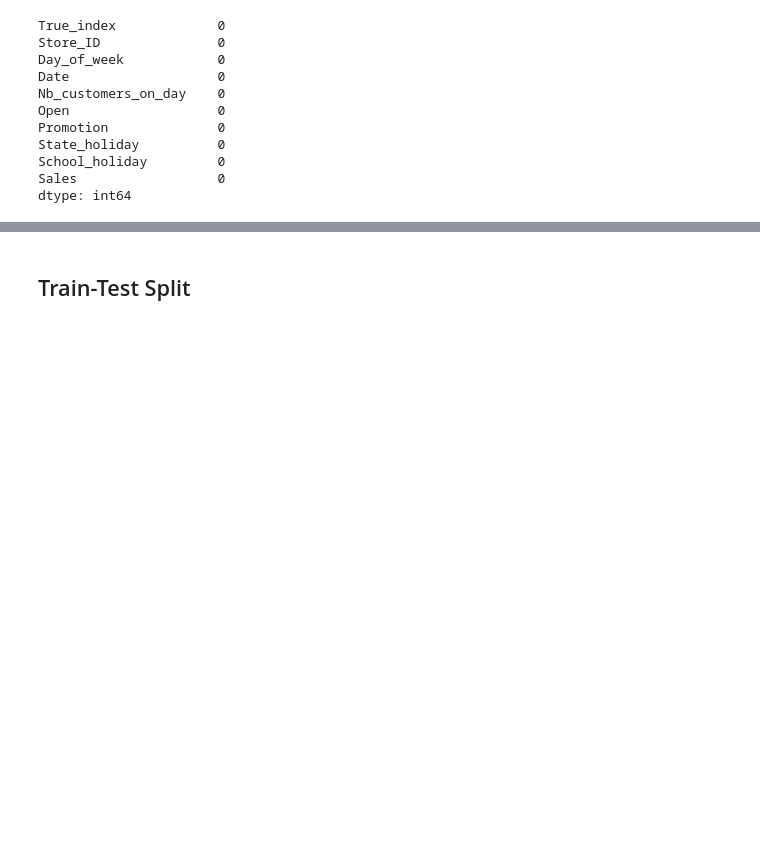
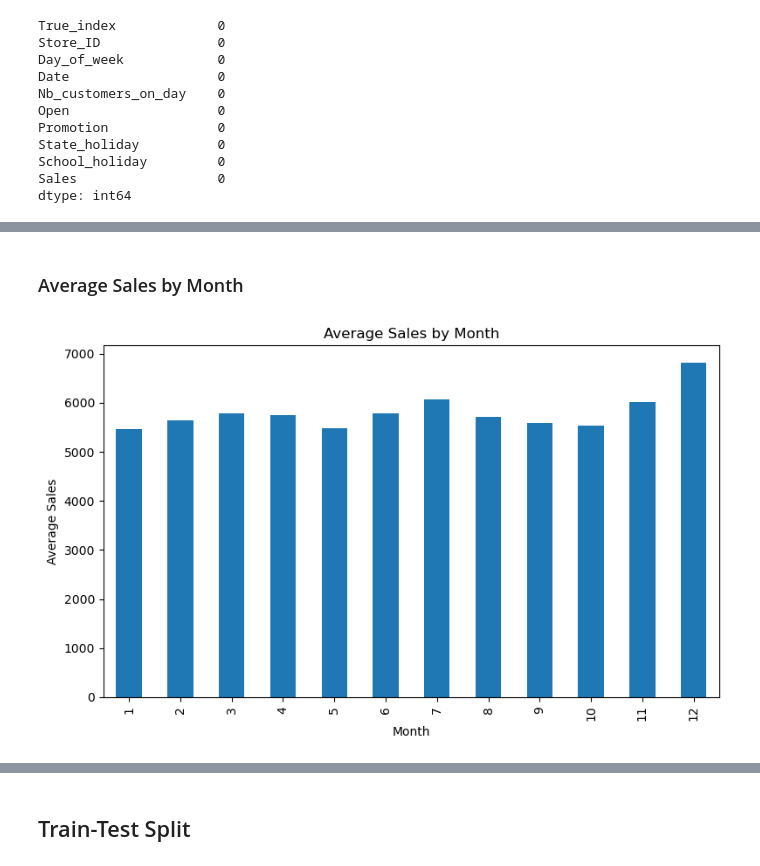
Before and after one commit to SheryllD/ironhack_kaggle, a Jupyter notebook: main.ipynb, the cells around one changed output, grey strips where cells are left out. Cells and saved outputs as stored; diff of their text form; code cells hidden in the pictures; blank space fills up the shorter version.

```diff
--- a/main.ipynb
+++ b/main.ipynb
@@ -84,6 +84,14 @@ df["Year"] = df["Date"].dt.year
 df["Day"] = df["Date"].dt.day
 df["WeekOfYear"] = df["Date"].dt.isocalendar().week
 df["Weekday"] = df["Date"].dt.weekday # 0 will be Monday and 6 = Sunday.
+# %% [markdown]
+### Average Sales by Month
 # %%
-# sns.pairplot(df, hue="Sales")
-# plt.show()
+df.groupby("Month")["Sales"].mean().plot(kind="bar", figsize=(8, 5))
+plt.title("Average Sales by Month")
+plt.ylabel("Average Sales")
+plt.xlabel("Month")
+plt.tight_layout()
+plt.show()
+# %% [output]
+[figure, added]
```
Also changed, not shown: parts of 6 cells of this notebook, 1 other file.
